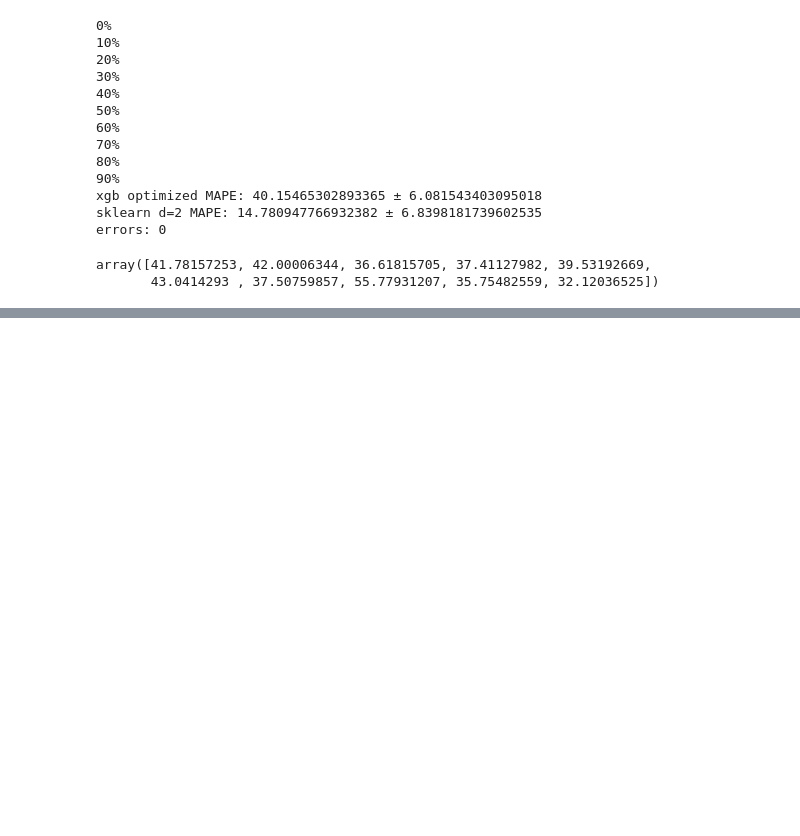
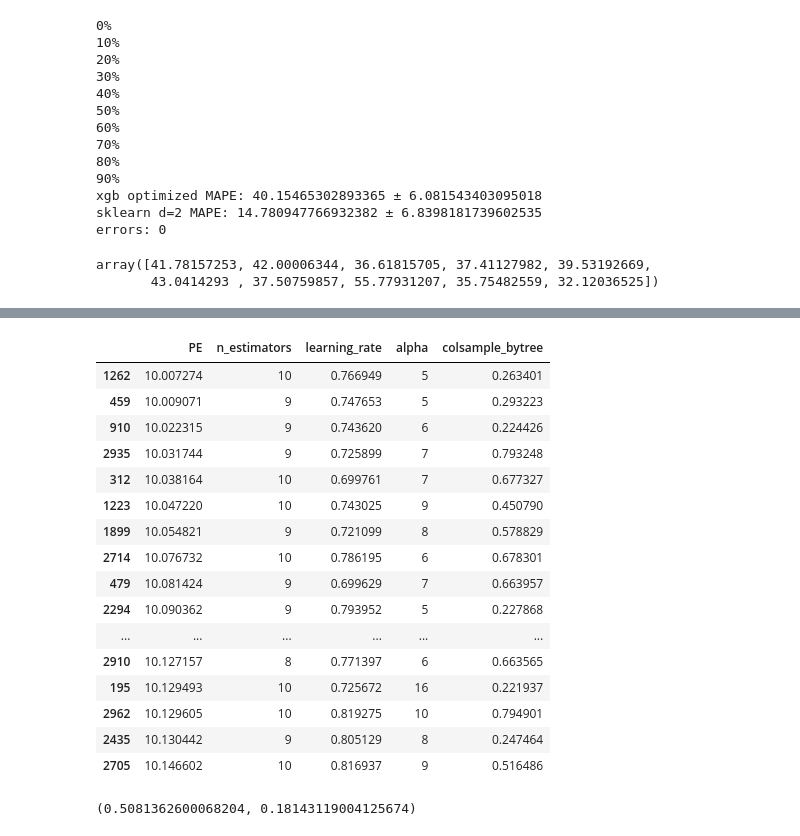
Before and after one commit to felipeascouto/energy, a Jupyter notebook: research_p2.ipynb, the cells around one changed output, grey strips where cells are left out. Cells and saved outputs as stored; diff of their text form; code cells hidden in the pictures; blank space fills up the shorter version.

```diff
--- a/research_p2.ipynb
+++ b/research_p2.ipynb
@@ -2214,3 +2225,49 @@ xgb_array
 # %% [output]
 array([41.78157253, 42.00006344, 36.61815705, 37.41127982, 39.53192669,
        43.0414293 , 37.50759857, 55.77931207, 35.75482559, 32.12036525])
+# %%
+def xgb_loss(next_x):
+    xg_reg = xgb.XGBRegressor(objective ='reg:squarederror', colsample_bytree = next_x[3], learning_rate = next_x[1],
+                              max_depth = 1, alpha = next_x[2], n_estimators = next_x[0])
+    xg_reg.fit(train_data_opt['minutes'].values.reshape(-1,1), train_data_opt['LMP_RT'].values)
+    y_xgb = xg_reg.predict(train_data_opt['minutes'].values.reshape(-1,1))
+    return pe(y_xgb,test_data_opt['LMP_RT']).mean()
+# %%
+def optimize(dimensions, start_points, times, function):
+
+    start_points, times = int(start_points), int(times)
+    # initial_point_generator, njobs not found
+    opt = Optimizer(list(dimensions.values()), base_estimator="gp", n_initial_points=start_points,
+                    acq_func="gp_hedge", acq_optimizer="auto", random_state=0)
+
+    loss_vector = np.zeros(times)
+    params_list = []
+    for j in range(len(opt.ask())):
+        params_list.append(list())
+    best_loss = 1e10
+    for i in range(times):
+        next_x = opt.ask()
+        loss = function(next_x)
+        res = opt.tell(next_x, loss)
+        loss_vector[i] = loss
+        for p in range(len(next_x)):
+            params_list[p].append(next_x[p])
+        if loss < best_loss:
+            best_loss = loss
+            best_params = next_x
+        print(f"\rOptimization {100 * (i+1)/times}% completed. Best loss: {best_loss:.4}   ", end="")
+    return best_loss, best_params, loss_vector, params_list
+
+dimensions = {'n_estimators': Integer(1, 10, prior='uniform'),
+              'learning_rate': Real(0.1, 0.9, prior='uniform'),
+              'alpha': Integer(5, 50, prior='uniform'),
+              'colsample_bytree': Real(0.2, 0.8, prior='uniform')}
+
+loss, params, loss_vector, params_list = optimize(dimensions, 1e5, 3e3, xgb_loss)
+loss_df = pd.DataFrame({'PE':loss_vector,
+                       'n_estimators':params_list[0],
+                       'learning_rate':params_list[1],
+                       'alpha':params_list[2],
+                       'colsample_bytree':params_list[3]})
+loss_df.sort_values('PE').head(20)
+# %% [output]
@@ -2216,0 +2275,22 @@ array([41.78157253, 42.00006344, 36.61815705, 37.41127982, 39.53192669,
+|  | PE | n_estimators | learning_rate | alpha | colsample_bytree |
+| 1262 | 10.007274 | 10 | 0.766949 | 5 | 0.263401 |
+| 459 | 10.009071 | 9 | 0.747653 | 5 | 0.293223 |
+| 910 | 10.022315 | 9 | 0.743620 | 6 | 0.224426 |
+| 2935 | 10.031744 | 9 | 0.725899 | 7 | 0.793248 |
+| 312 | 10.038164 | 10 | 0.699761 | 7 | 0.677327 |
+| 1223 | 10.047220 | 10 | 0.743025 | 9 | 0.450790 |
+| 1899 | 10.054821 | 9 | 0.721099 | 8 | 0.578829 |
+| 2714 | 10.076732 | 10 | 0.786195 | 6 | 0.678301 |
+| 479 | 10.081424 | 9 | 0.699629 | 7 | 0.663957 |
+| 2294 | 10.090362 | 9 | 0.793952 | 5 | 0.227868 |
+| ... | ... | ... | ... | ... | ... |
+| 2910 | 10.127157 | 8 | 0.771397 | 6 | 0.663565 |
+| 195 | 10.129493 | 10 | 0.725672 | 16 | 0.221937 |
+| 2962 | 10.129605 | 10 | 0.819275 | 10 | 0.794901 |
+| 2435 | 10.130442 | 9 | 0.805129 | 8 | 0.247464 |
+| 2705 | 10.146602 | 10 | 0.816937 | 9 | 0.516486 |
+# %%
+(loss_df.sort_values('PE').head(100)['colsample_bytree'].mean(),
+ loss_df.sort_values('PE').head(100)['colsample_bytree'].std())
+# %% [output]
+(0.5081362600068204, 0.18143119004125674)
```
Also changed, not shown: parts of 9 cells of this notebook.
